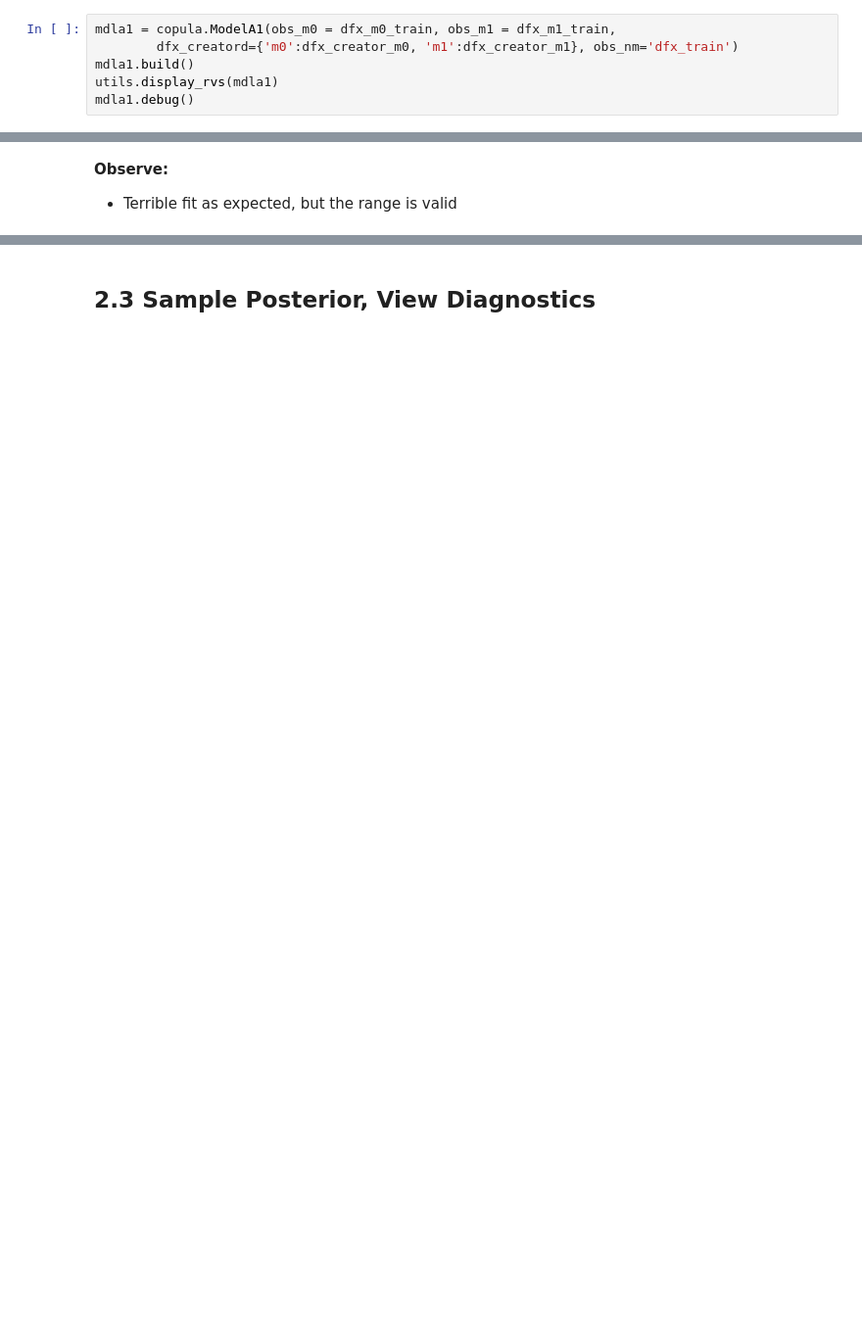
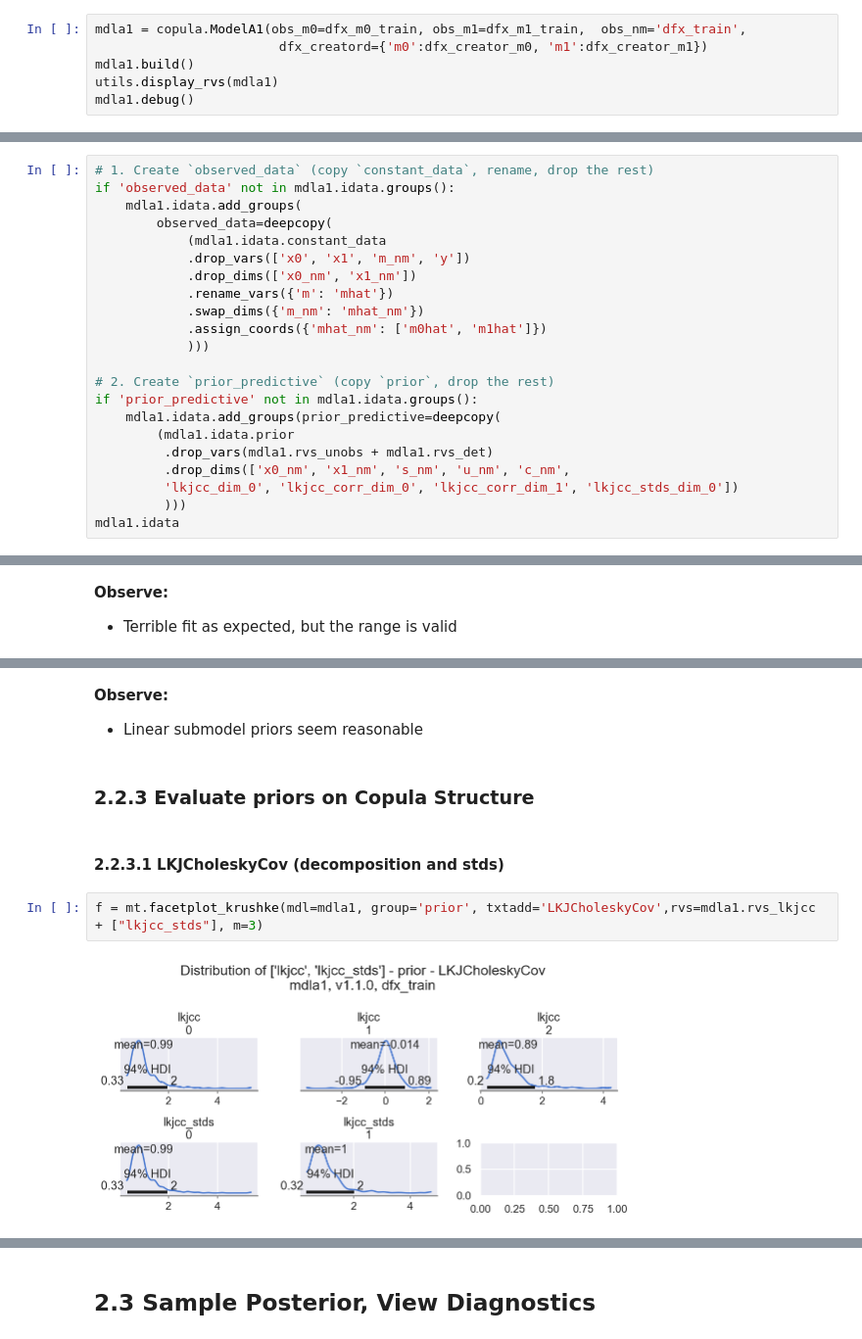
Before and after one commit to oreum-industries/oreum_copula, a Jupyter notebook: notebooks/101_ModelA1.ipynb, the cells around one changed output, grey strips where cells are left out. Shown at 98% size. Cells and saved outputs as stored; diff of their text form; blank space fills up the shorter version.

```diff
--- a/notebooks/101_ModelA1.ipynb
+++ b/notebooks/101_ModelA1.ipynb
@@ -333,8 +335,8 @@ eda.describe(dfx_m1_holdout)
 # %% [markdown]
 `ModelA1` model imported from `src.model.copula.py` where it is fully defined
 # %%
-mdla1 = copula.ModelA1(obs_m0 = dfx_m0_train, obs_m1 = dfx_m1_train,
-        dfx_creatord={'m0':dfx_creator_m0, 'm1':dfx_creator_m1}, obs_nm='dfx_train')
+mdla1 = copula.ModelA1(obs_m0=dfx_m0_train, obs_m1=dfx_m1_train,  obs_nm='dfx_train',
+                        dfx_creatord={'m0':dfx_creator_m0, 'm1':dfx_creator_m1})
 mdla1.build()
 utils.display_rvs(mdla1)
 mdla1.debug()
@@ -377,0 +387,22 @@ mdla1.sample_prior_predictive(var_names=mdla1.rvs_marg + mdla1.rvs_ppc, replace=
+# %%
+# 1. Create `observed_data` (copy `constant_data`, rename, drop the rest)
+if 'observed_data' not in mdla1.idata.groups():
+    mdla1.idata.add_groups(
+        observed_data=deepcopy(
+            (mdla1.idata.constant_data
+            .drop_vars(['x0', 'x1', 'm_nm', 'y'])
+            .drop_dims(['x0_nm', 'x1_nm'])
+            .rename_vars({'m': 'mhat'})
+            .swap_dims({'m_nm': 'mhat_nm'})
+            .assign_coords({'mhat_nm': ['m0hat', 'm1hat']})
+            )))
+
+# 2. Create `prior_predictive` (copy `prior`, drop the rest)
+if 'prior_predictive' not in mdla1.idata.groups():
+    mdla1.idata.add_groups(prior_predictive=deepcopy(
+        (mdla1.idata.prior
+         .drop_vars(mdla1.rvs_unobs + mdla1.rvs_det)
+         .drop_dims(['x0_nm', 'x1_nm', 's_nm', 'u_nm', 'c_nm',
+         'lkjcc_dim_0', 'lkjcc_corr_dim_0', 'lkjcc_corr_dim_1', 'lkjcc_stds_dim_0'])
+         )))
+mdla1.idata
@@ -392,3 +433,15 @@ f = mt.facetplot_krushke(mdl=mdla1, group=GRP, txtadd='hyperpriors on marginals'
+# %% [markdown]
+**Observe:**
+
++ Linear submodel priors seem reasonable
+# %% [markdown]
+### 2.2.3 Evaluate priors on Copula Structure
+# %% [markdown]
+#### 2.2.3.1 LKJCholeskyCov (decomposition and stds)
+# %%
+f = mt.facetplot_krushke(mdl=mdla1, group='prior', txtadd='LKJCholeskyCov',rvs=mdla1.rvs_lkjcc + ["lkjcc_stds"], m=3)
+# %% [output]
+[figure, added]
 # %% [markdown]
 **Observe:**
 
```
Also changed, not shown: parts of 57 cells of this notebook, 7 other files.
